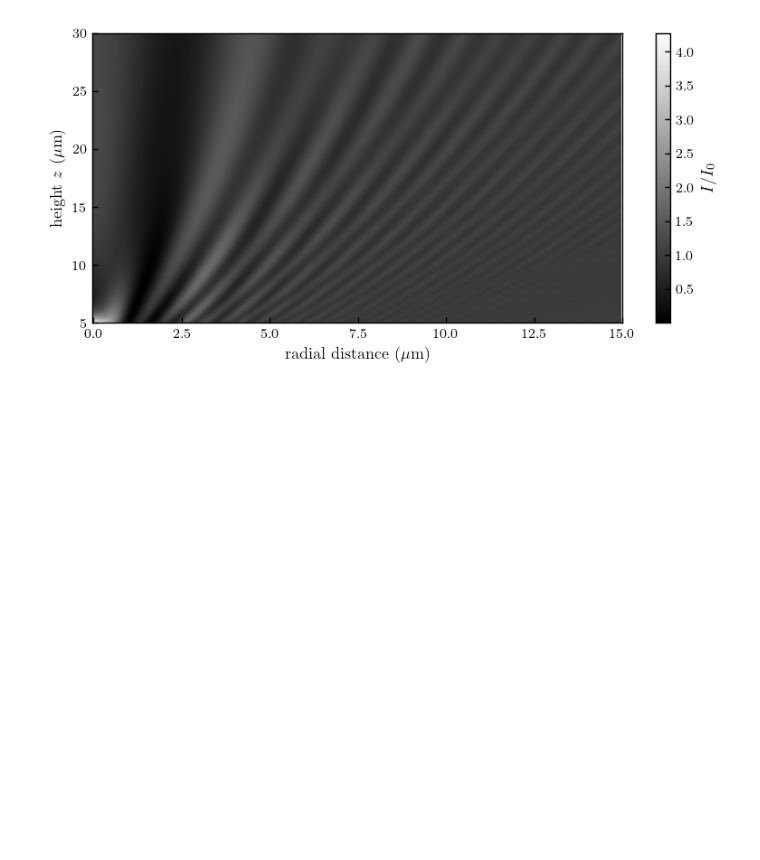
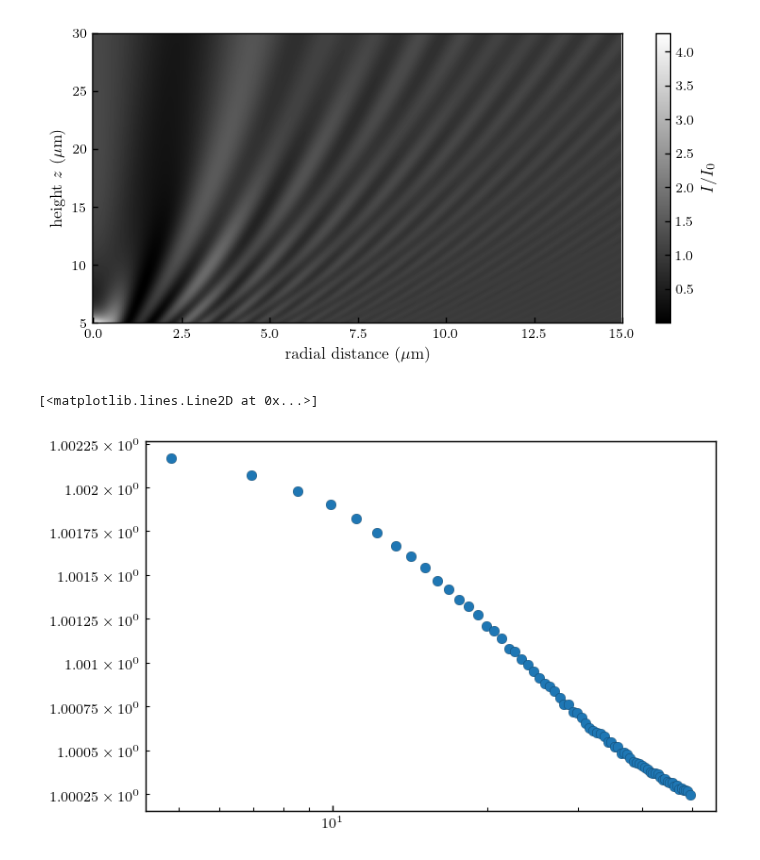
Before and after one commit to eXpensia/Confined-Brownian-Motion, a Jupyter notebook: 02_body/chapter2/images/holo_size_exemple/holosize_variation.ipynb, the cells around one changed output. Drawn from its saved outputs; the diff is of its cells as text; code cells hidden in the pictures; blank space fills up the shorter version.

```diff
--- a/02_body/chapter2/images/holo_size_exemple/holosize_variation.ipynb
+++ b/02_body/chapter2/images/holo_size_exemple/holosize_variation.ipynb
@@ -234,0 +237,16 @@ plt.savefig("holos_only_z.pdf")
+# %%
+solo_small = holo_line(z, 0.1, n=1.59, length=1000)
+
+
+solo_larger = holo_line(z, 1.5, n=1.59, length=length)
+# %%
+II = find_peaks(solo_small)[0]
+
+from scipy.stats import linregress
+slope, intercept, r, p, se = linregress(II, solo_small[II])
+# %%
+#plt.plot(np.arange(len(solo_small))*0.05, solo_small)
+plt.loglog(II*0.05, solo_small[II], "o")
+# %% [output]
+[<matplotlib.lines.Line2D at 0x...>]
+[figure, added]
```
Also changed, not shown: parts of 6 cells of this notebook, 12 other files.
